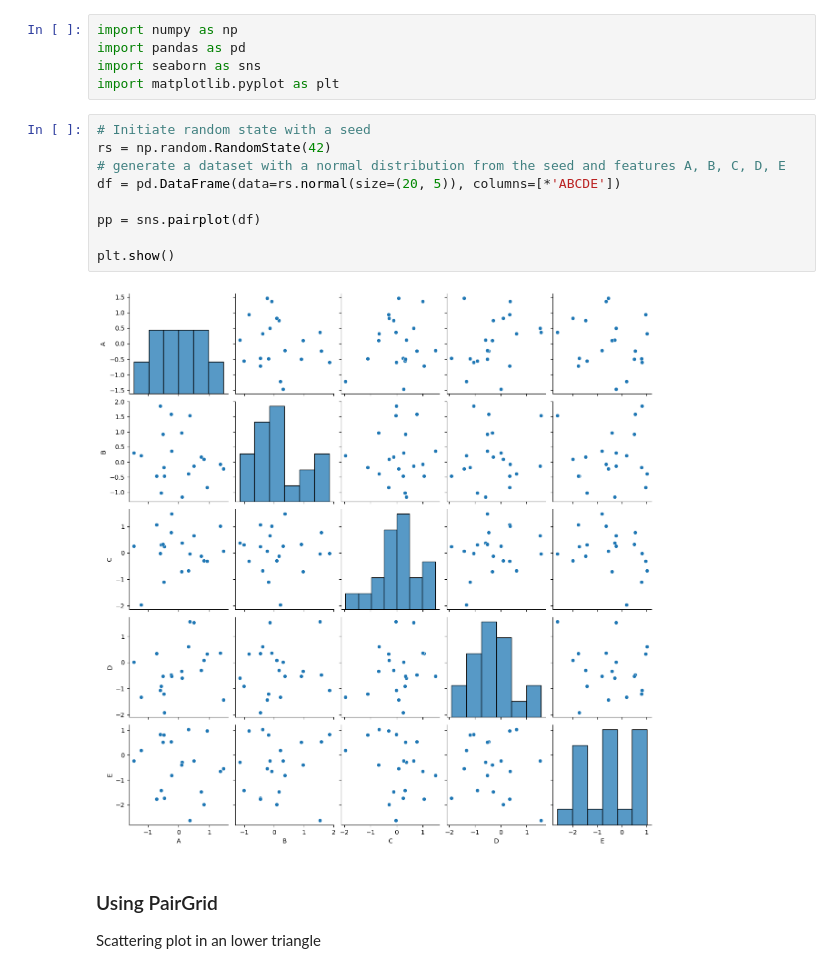
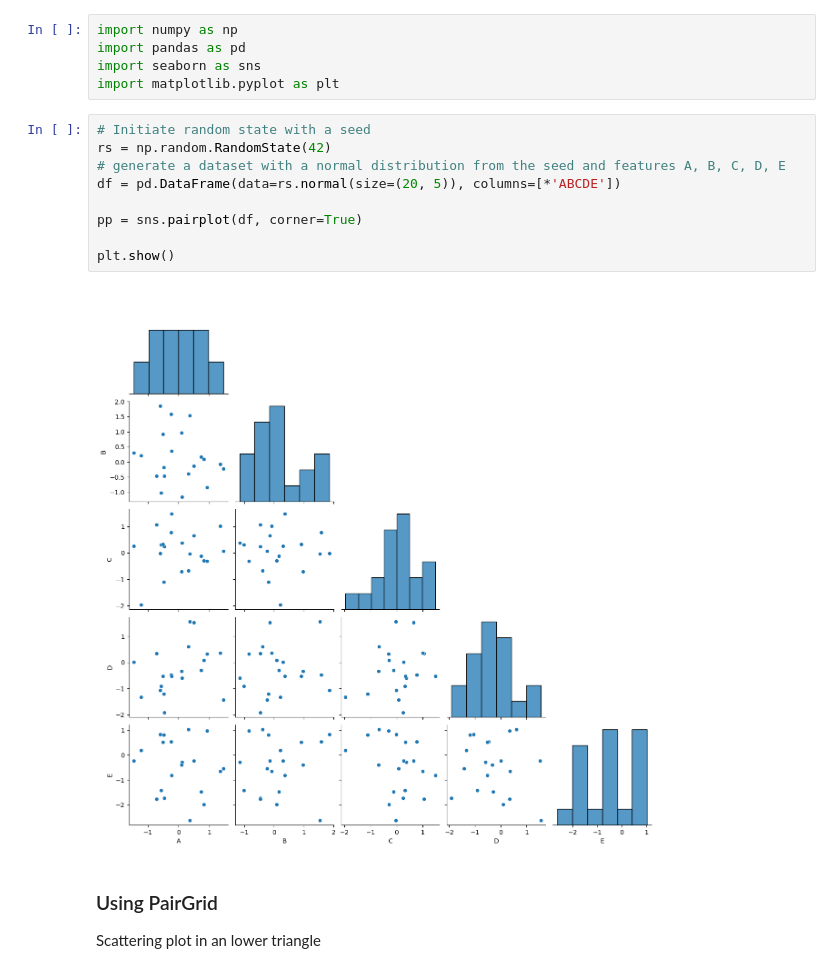
Before and after one commit to jacqueslethuaut/pairplot-upper-triangle, a Jupyter notebook: upper_triangle.ipynb, the cells around one changed output. Saved outputs shown, nothing was run; the diff lists cells and outputs as text.

Commit message:
Add corner=True to PairPlot

```diff
--- a/upper_triangle.ipynb
+++ b/upper_triangle.ipynb
@@ -12,14 +12,14 @@ import matplotlib.pyplot as plt
 # %%
 # Initiate random state with a seed
 rs = np.random.RandomState(42)
 # generate a dataset with a normal distribution from the seed and features A, B, C, D, E
 df = pd.DataFrame(data=rs.normal(size=(20, 5)), columns=[*'ABCDE'])
 
-pp = sns.pairplot(df)
+pp = sns.pairplot(df, corner=True)
 
 plt.show()
 # %% [output]
-[figure, old version]
+[figure, new version]
 # %% [markdown]
 ### Using PairGrid
 
```
